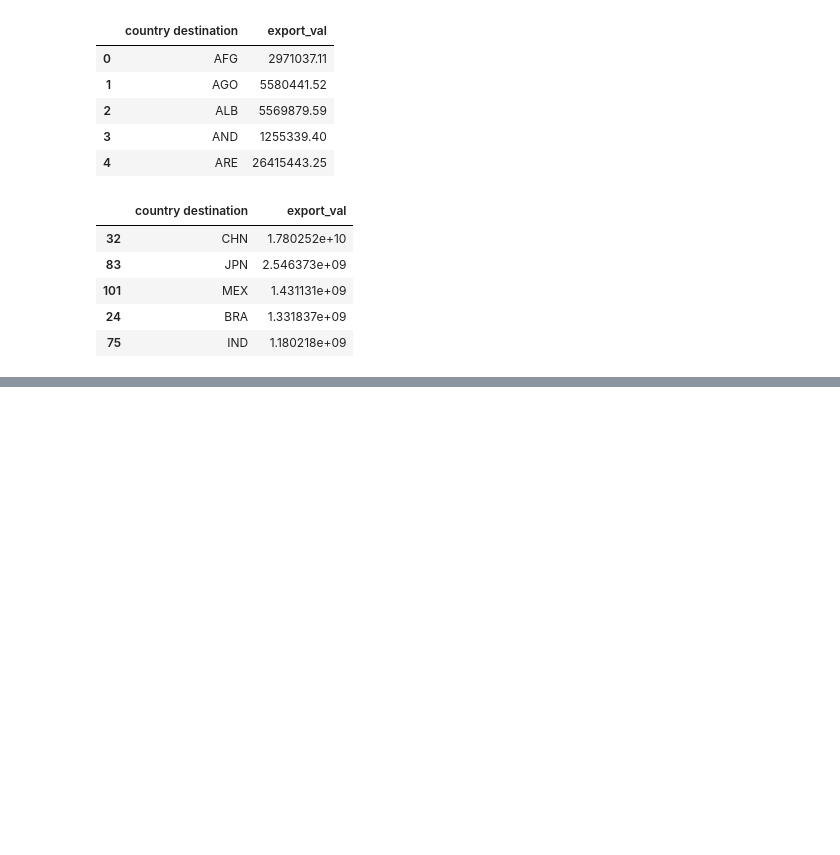
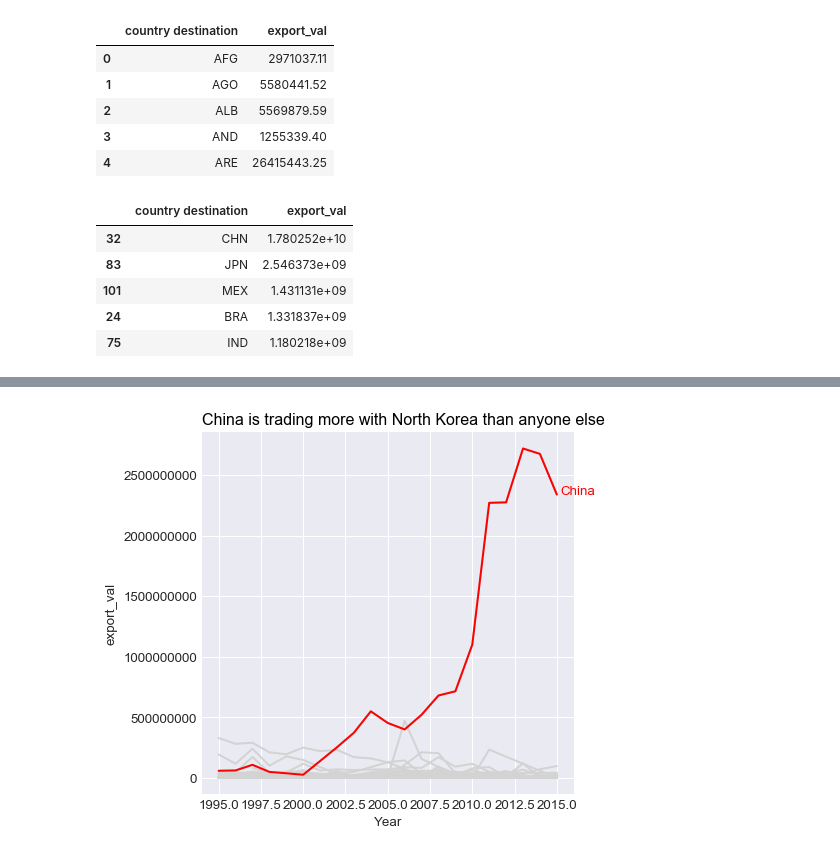
Before and after one commit to JulienAssouline/data-studios-projects, a Jupyter notebook: code/Python_bootcamp/Class 2 - Pandas.ipynb, the cells around one changed output, grey strips where cells are left out. Saved outputs shown, nothing was run; the diff lists cells and outputs as text; code cells hidden in the pictures; blank space fills up the shorter version.

```diff
--- a/code/Python_bootcamp/Class 2 - Pandas.ipynb
+++ b/code/Python_bootcamp/Class 2 - Pandas.ipynb
@@ -260,0 +237,2 @@ df.tail()
+# %%
+df_merged.drop(["id", "code"], 1, inplace = True)
@@ -260,0 +248,6 @@ df.tail()
+# %%
+df_merged.loc[df_merged["Name"] == "China", "color"] = "red"
+# %%
+df_China = df_merged[df_merged["Name"] == "China"]
+# %%
+china_2015_exp_val = df_China[df_China["year"] == 2015]["export_val"]
@@ -260,0 +266,20 @@ df.tail()
+# %%
+plt.style.use('seaborn-darkgrid')
+my_dpi=96
+plt.figure(figsize=(480/my_dpi, 480/my_dpi), dpi=my_dpi)
+
+
+for key, group in df_merged.groupby("Name"):
+    plt.plot(group.year, group.export_val, marker='', label = key, color="lightgrey")
+# plt.set_xlabel('Year')
+# plt.set_ylabel('export_val')
+plt.xlabel("Year")
+plt.ylabel("export_val")
+plt.ticklabel_format(style='plain')
+
+plt.plot(df_China.year, df_China.export_val, color="red")
+plt.text(2015.2, china_2015_exp_val, 'China', horizontalalignment='left', size='medium', color='red')
+plt.title("China is trading more with North Korea than anyone else", loc='left', fontsize=12, fontweight=0, color='black')
+plt.show()
+# %% [output]
+[figure, added]
```
Also changed, not shown: parts of 19 cells of this notebook, 3 other files.
